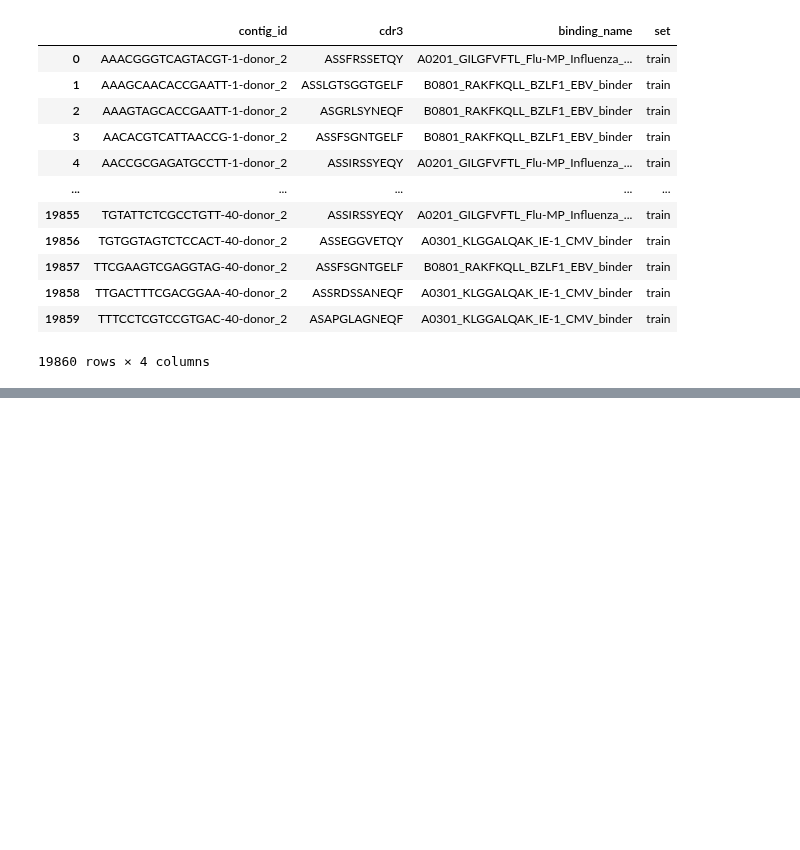
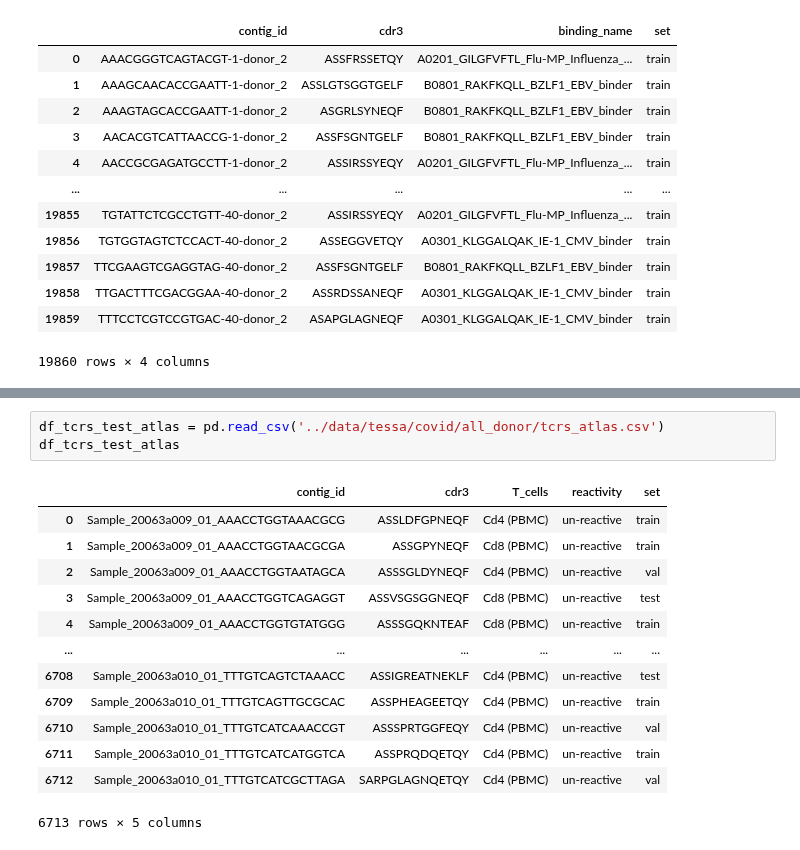
Before and after one commit to SchubertLab/mvTCR, a Jupyter notebook: baseline/DataPreparation_Tessa.ipynb, the cells around one changed output, grey strips where cells are left out. Saved outputs shown, nothing was run; the diff lists cells and outputs as text; blank space fills up the shorter version.

```diff
--- a/baseline/DataPreparation_Tessa.ipynb
+++ b/baseline/DataPreparation_Tessa.ipynb
@@ -168,0 +223,17 @@ df_tcrs_test_atlas
+# %%
+df_tcrs_test_atlas = pd.read_csv('../data/tessa/covid/all_donor/tcrs_atlas.csv')
+df_tcrs_test_atlas
+# %% [output]
+|  | contig_id | cdr3 | T_cells | reactivity | set |
+| 0 | Sample_20063a009_01_AAACCTGGTAAACGCG | ASSLDFGPNEQF | Cd4 (PBMC) | un-reactive | train |
+| 1 | Sample_20063a009_01_AAACCTGGTAACGCGA | ASSGPYNEQF | Cd8 (PBMC) | un-reactive | train |
+| 2 | Sample_20063a009_01_AAACCTGGTAATAGCA | ASSSGLDYNEQF | Cd4 (PBMC) | un-reactive | val |
+| 3 | Sample_20063a009_01_AAACCTGGTCAGAGGT | ASSVSGSGGNEQF | Cd8 (PBMC) | un-reactive | test |
+| 4 | Sample_20063a009_01_AAACCTGGTGTATGGG | ASSSGQKNTEAF | Cd8 (PBMC) | un-reactive | train |
+| ... | ... | ... | ... | ... | ... |
+| 6708 | Sample_20063a010_01_TTTGTCAGTCTAAACC | ASSIGREATNEKLF | Cd4 (PBMC) | un-reactive | test |
+| 6709 | Sample_20063a010_01_TTTGTCAGTTGCGCAC | ASSPHEAGEETQY | Cd4 (PBMC) | un-reactive | train |
+| 6710 | Sample_20063a010_01_TTTGTCATCAAACCGT | ASSSPRTGGFEQY | Cd4 (PBMC) | un-reactive | val |
+| 6711 | Sample_20063a010_01_TTTGTCATCATGGTCA | ASSPRQDQETQY | Cd4 (PBMC) | un-reactive | train |
+| 6712 | Sample_20063a010_01_TTTGTCATCGCTTAGA | SARPGLAGNQETQY | Cd4 (PBMC) | un-reactive | val |
+6713 rows × 5 columns
```
Also changed, not shown: parts of 6 cells of this notebook, 1 other file.
